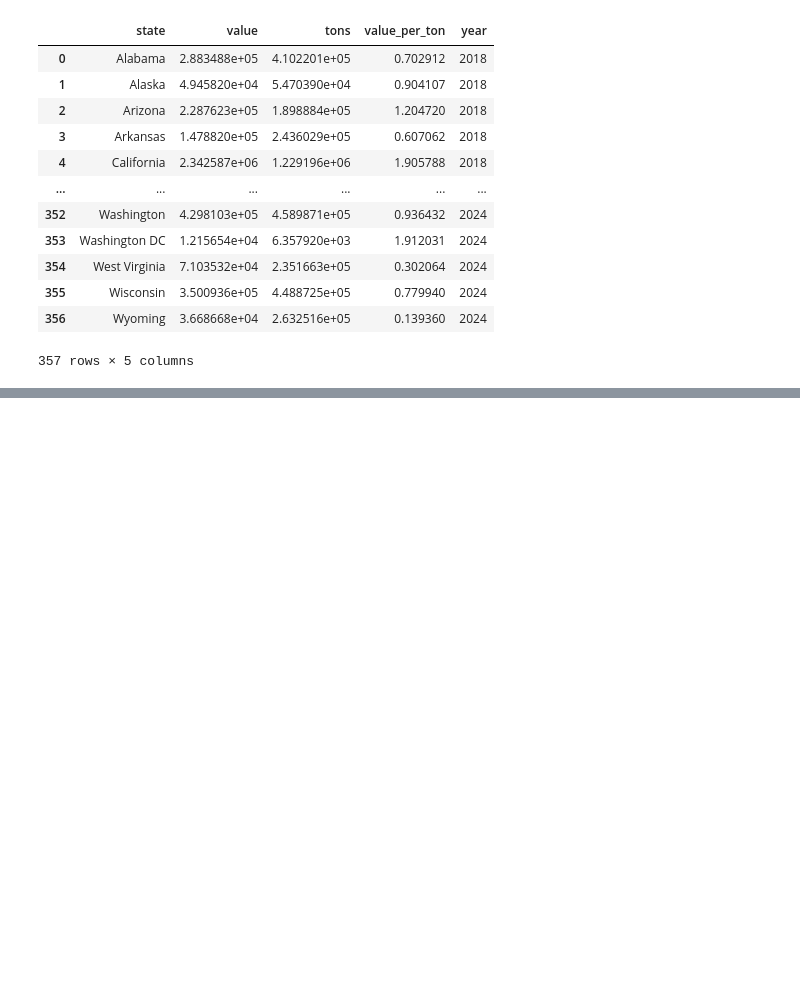
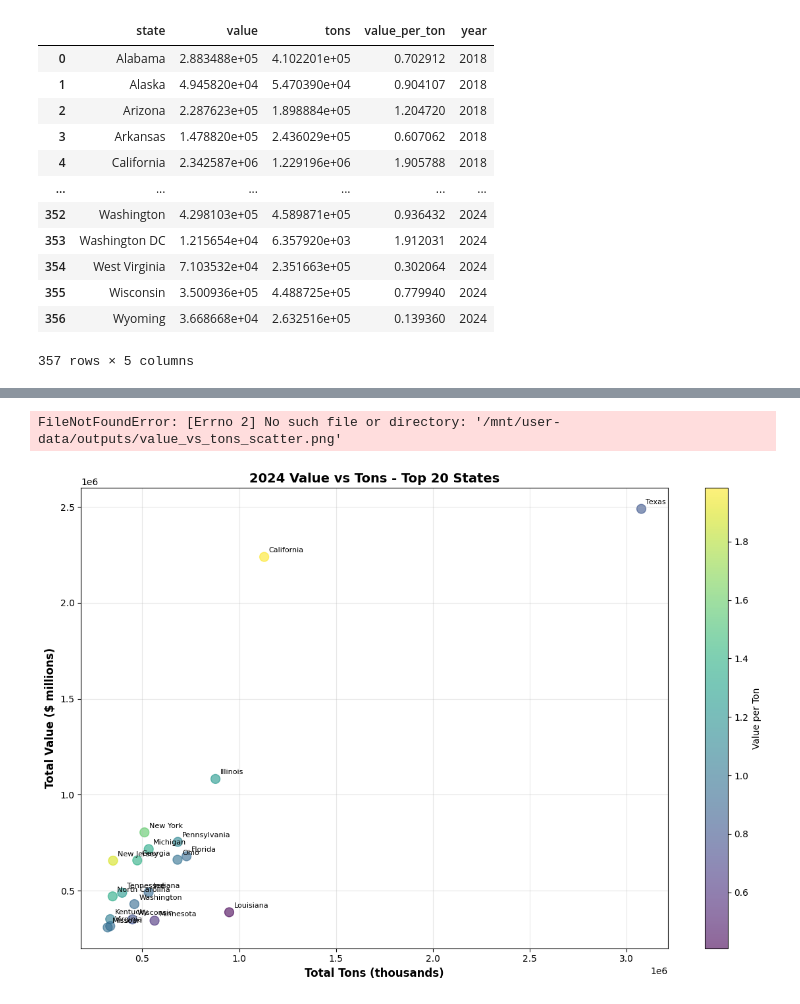
Before and after one commit to jeesy95-creator/Logistics_EDA, a Jupyter notebook: code/code.ipynb, the cells around one changed output, grey strips where cells are left out. Drawn from its saved outputs; the diff is of its cells as text; code cells hidden in the pictures; blank space fills up the shorter version.

```diff
--- a/code/code.ipynb
+++ b/code/code.ipynb
@@ -610,0 +623,5 @@ tons_top = get_top_by_metric(df, 'tons', 2024, 10)
+# %%
+plot_value_vs_tons_scatter(value_state_long, year=2024, top_n=20)
+# %% [output]
+FileNotFoundError: [Errno 2] No such file or directory: '/mnt/user-data/outputs/value_vs_tons_scatter.png'
+[figure, added]
```
Also changed, not shown: parts of 16 cells of this notebook, 2 other files.
